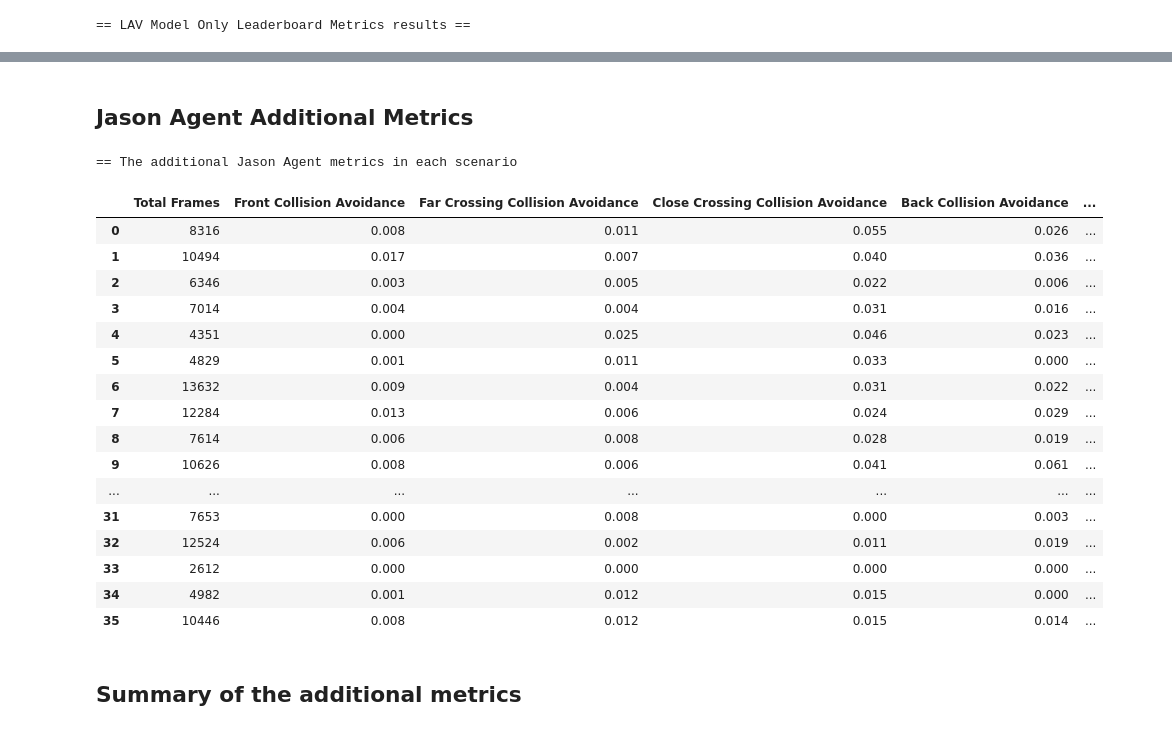
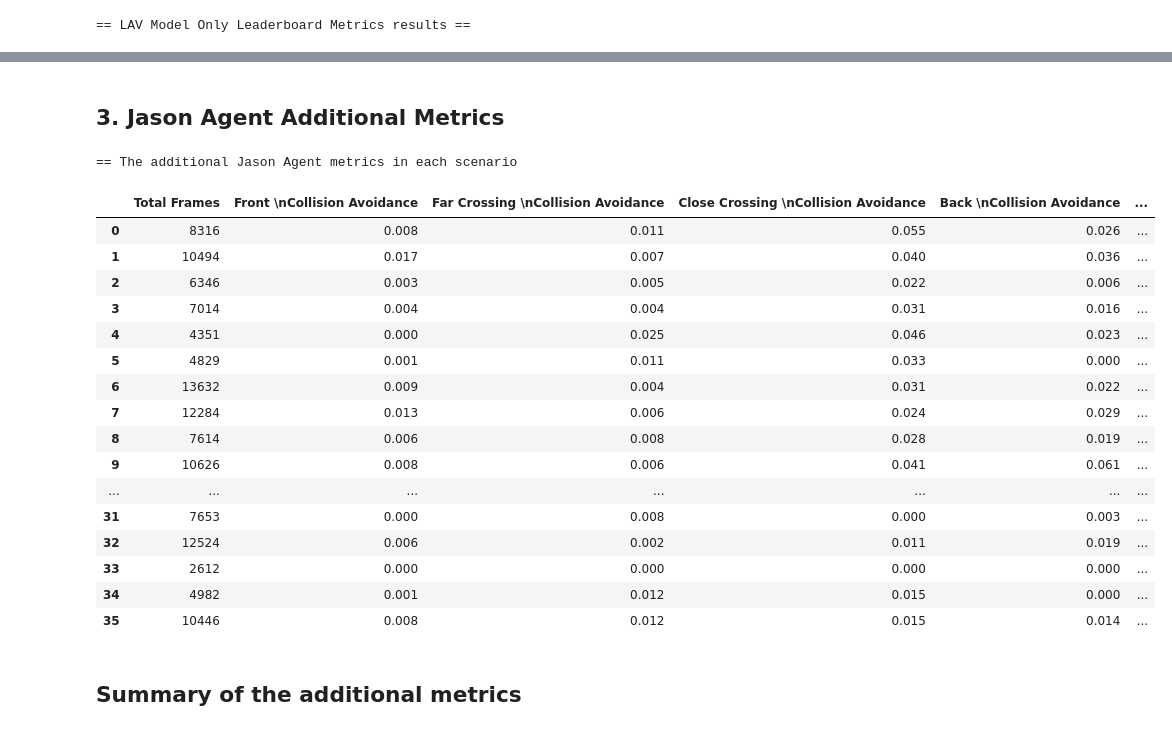
Before and after one commit to alshukairi/ML-MAS-Framework, a Jupyter notebook: install/MLMAS_Project/MLMAS_Framework/tools/utility.ipynb, the cells around one changed output, grey strips where cells are left out. Cells and saved outputs as stored; diff of their text form; code cells hidden in the pictures.

```diff
--- a/install/MLMAS_Project/MLMAS_Framework/tools/utility.ipynb
+++ b/install/MLMAS_Project/MLMAS_Framework/tools/utility.ipynb
@@ -184,27 +235,27 @@ show_values(graph3, pr="/KM")
 # %% [markdown]
-## Jason Agent Additional Metrics
+## 3. Jason Agent Additional Metrics
 # %%
 jason_metrics_csv = pd.read_csv(mlmas_additional_metrics_file, delimiter=';')
 
 final_columns = jason_metrics_csv.columns.values
 final_columns[6], final_columns[7] = final_columns[7], final_columns[6]
 
 jason_metrics_csv = jason_metrics_csv[final_columns]
 additional_metrics_columns = ["Total Frames",
-                              "Front Collision Avoidance",
-                             "Far Crossing Collision Avoidance",
-                             "Close Crossing Collision Avoidance",
-                             "Back Collision Avoidance",
-                             "Traffic Light Green [Go]",
-                             "Traffic Light Slowdown",
-                             "blockage interference"]
+                              "Front \nCollision Avoidance",
+                             "Far Crossing \nCollision Avoidance",
+                             "Close Crossing \nCollision Avoidance",
+                             "Back \nCollision Avoidance",
+                             "Traffic Light \nGreen [Go]",
+                             "Traffic Light \nSlowdown",
+                             "Blockage \ninterference"]
 jason_metrics_csv.columns = additional_metrics_columns
 
 print("== The additional Jason Agent metrics in each scenario")
 jason_metrics_csv
 # %% [output]
 == The additional Jason Agent metrics in each scenario
-|  | Total Frames | Front Collision Avoidance | Far Crossing Collision Avoidance | Close Crossing Collision Avoidance | Back Collision Avoidance | ... |
+|  | Total Frames | Front \nCollision Avoidance | Far Crossing \nCollision Avoidance | Close Crossing \nCollision Avoidance | Back \nCollision Avoidance | ... |
 | 0 | 8316 | 0.008 | 0.011 | 0.055 | 0.026 | ... |
 | 1 | 10494 | 0.017 | 0.007 | 0.040 | 0.036 | ... |
 | 2 | 6346 | 0.003 | 0.005 | 0.022 | 0.006 | ... |
```
Also changed, not shown: parts of 22 cells of this notebook, 3 other files.
